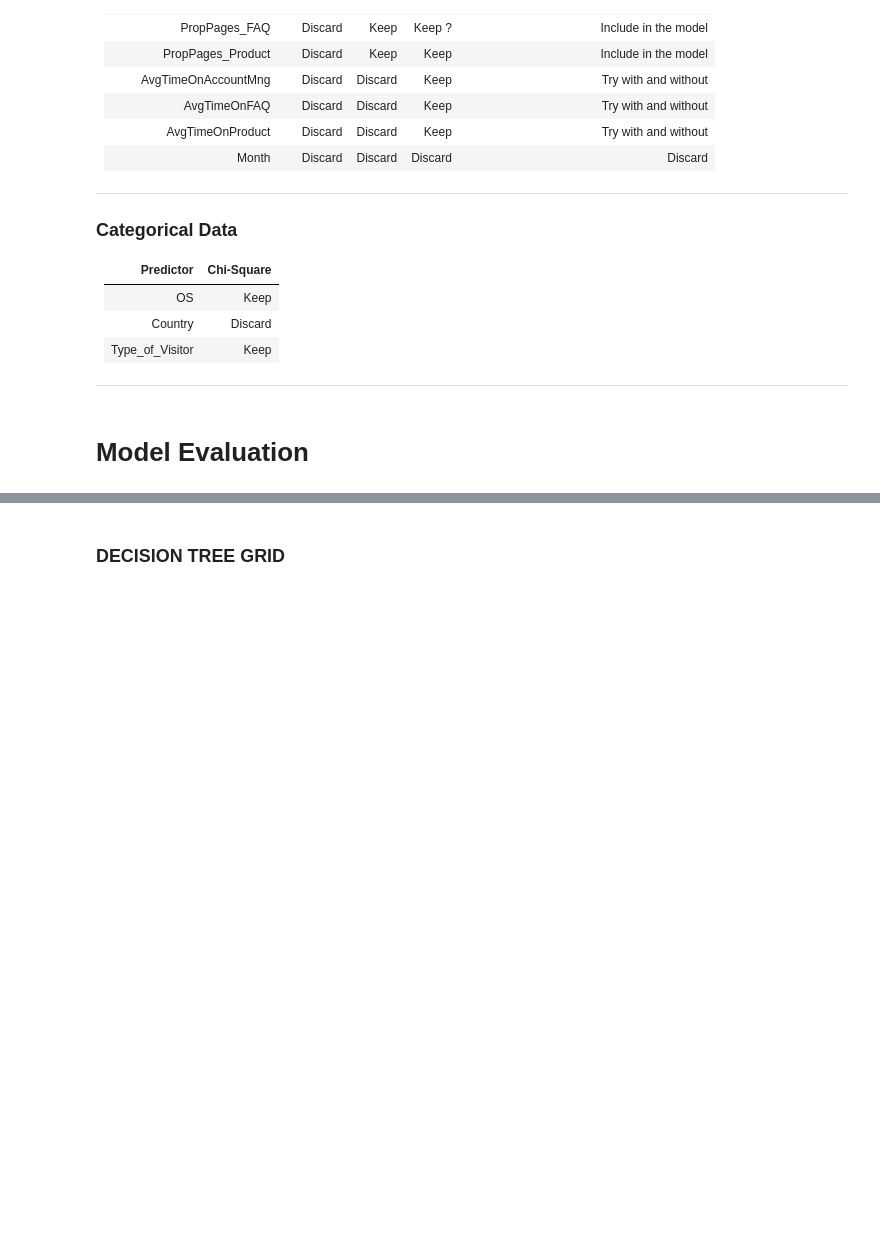
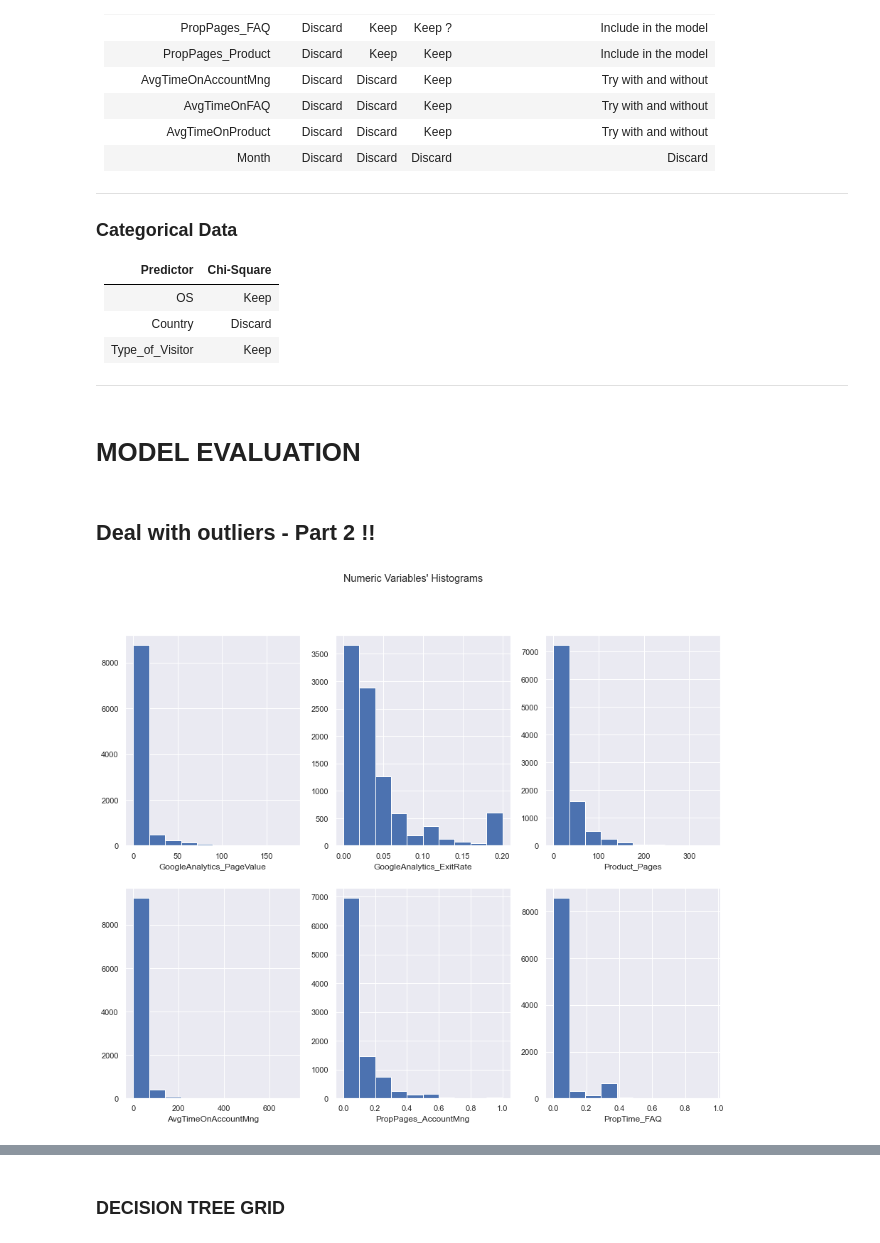
Before and after one commit to JohnnyCodess/Project-Machine-Learning, a Jupyter notebook: 202122 Fall AA Group60 Notebook.ipynb, the cells around one changed output, grey strips where cells are left out. Cells and saved outputs as stored; diff of their text form; code cells hidden in the pictures; blank space fills up the shorter version.

```diff
--- a/202122 Fall AA Group60 Notebook.ipynb
+++ b/202122 Fall AA Group60 Notebook.ipynb
@@ -476,13 +474,13 @@ display(techscape.head(3))
 | 2 | 103201891 | 2020-12-04 | 0 | 1.0 | 0 | 1.0 | 8 | ... |
 3 rows × 73 columns
 # %%
-techscape.drop('OS', axis=1, inplace=True)
-techscape.drop('Country', axis=1, inplace=True)
-techscape.drop('Type_of_Visitor', axis=1, inplace=True)
-techscape.drop('Browser', axis=1, inplace=True)
-techscape.drop('Type_of_Traffic', axis=1, inplace=True)
-techscape.drop('Date', axis=1, inplace=True)
-techscape.drop('Month', axis=1, inplace=True)
+techscape_filtered.drop('OS', axis=1, inplace=True)
+techscape_filtered.drop('Country', axis=1, inplace=True)
+techscape_filtered.drop('Type_of_Visitor', axis=1, inplace=True)
+techscape_filtered.drop('Browser', axis=1, inplace=True)
+techscape_filtered.drop('Type_of_Traffic', axis=1, inplace=True)
+techscape_filtered.drop('Date', axis=1, inplace=True)
+techscape_filtered.drop('Month', axis=1, inplace=True)
 
-techscape.drop('Access_ID', axis=1, inplace=True)
+techscape_filtered.drop('Access_ID', axis=1, inplace=True)
 # %%
@@ -1263,5 +1260,7 @@ data_select_features.describe().T
 | Type_of_Visitor | Keep |
 
 <hr>
-# %% [markdown]
-# Model Evaluation
+# %% [markdown]
+# MODEL EVALUATION
+# %% [markdown]
+## Deal with outliers - Part 2 !!
@@ -1267,0 +1271,13 @@ data_select_features.describe().T
+# %%
+# All Numeric Variables' Histograms in one figure
+sns.set()
+fig, axes = plt.subplots(2, math.ceil(len(data_metric_features) / 2), figsize=(15,12))
+
+for ax, feat in zip(axes.flatten(), data_metric_features):
+    ax.hist(data_select_features[feat])
+    ax.set_title(feat, y=-0.13)
+
+plt.suptitle("Numeric Variables' Histograms")
+plt.show()
+# %% [output]
+[figure, added]
```
Also changed, not shown: parts of 30 cells of this notebook.
